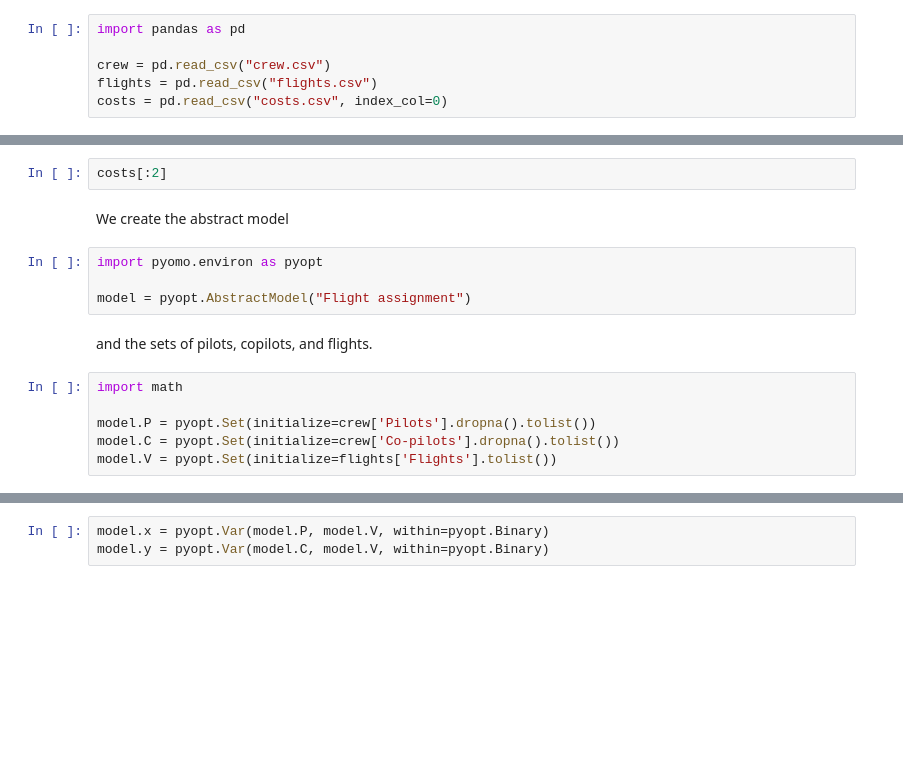
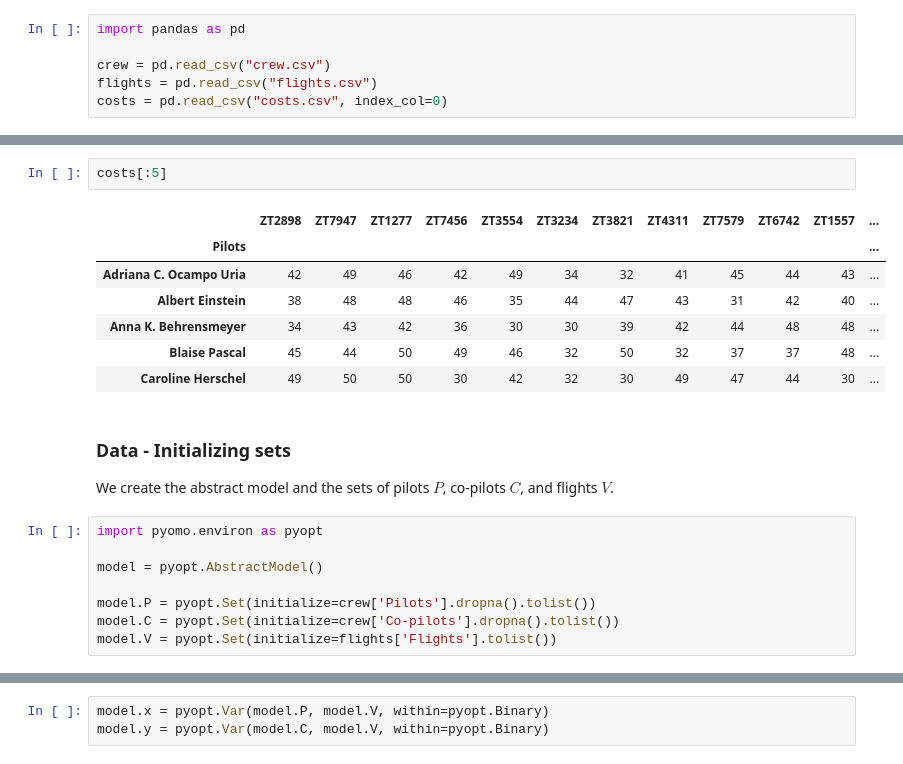
Before and after one commit to Dexterux/OR_datascience, a Jupyter notebook: flight assignment/flight_assignment.ipynb, the cells around one changed output, grey strips where cells are left out. Drawn from its saved outputs; the diff is of its cells as text; blank space fills up the shorter version.

```diff
--- a/flight assignment/flight_assignment.ipynb
+++ b/flight assignment/flight_assignment.ipynb
@@ -62,15 +77,21 @@ flights[:2]
 # %%
-costs[:2]
+costs[:5]
+# %% [output]
+|  | ZT2898 | ZT7947 | ZT1277 | ZT7456 | ZT3554 | ZT3234 | ZT3821 | ZT4311 | ZT7579 | ZT6742 | ZT1557 | ... |
+| Pilots |  |  |  |  |  |  |  |  |  |  |  | ... |
+| Adriana C. Ocampo Uria | 42 | 49 | 46 | 42 | 49 | 34 | 32 | 41 | 45 | 44 | 43 | ... |
+| Albert Einstein | 38 | 48 | 48 | 46 | 35 | 44 | 47 | 43 | 31 | 42 | 40 | ... |
+| Anna K. Behrensmeyer | 34 | 43 | 42 | 36 | 30 | 30 | 39 | 42 | 44 | 48 | 48 | ... |
+| Blaise Pascal | 45 | 44 | 50 | 49 | 46 | 32 | 50 | 32 | 37 | 37 | 48 | ... |
+| Caroline Herschel | 49 | 50 | 50 | 30 | 42 | 32 | 30 | 49 | 47 | 44 | 30 | ... |
-# %% [markdown]
-We create the abstract model
-# %%
-import pyomo.environ as pyopt
-
-model = pyopt.AbstractModel("Flight assignment")
-# %% [markdown]
-and the sets of pilots, copilots, and flights.
+# %% [markdown]
+### Data - Initializing sets
+
+We create the abstract model and the sets of pilots $P$, co-pilots $C$, and flights $V$.
 # %%
-import math
+import pyomo.environ as pyopt
+
+model = pyopt.AbstractModel()
 
 model.P = pyopt.Set(initialize=crew['Pilots'].dropna().tolist())
 model.C = pyopt.Set(initialize=crew['Co-pilots'].dropna().tolist())
```
Also changed, not shown: parts of 33 cells of this notebook, 2 other files.
